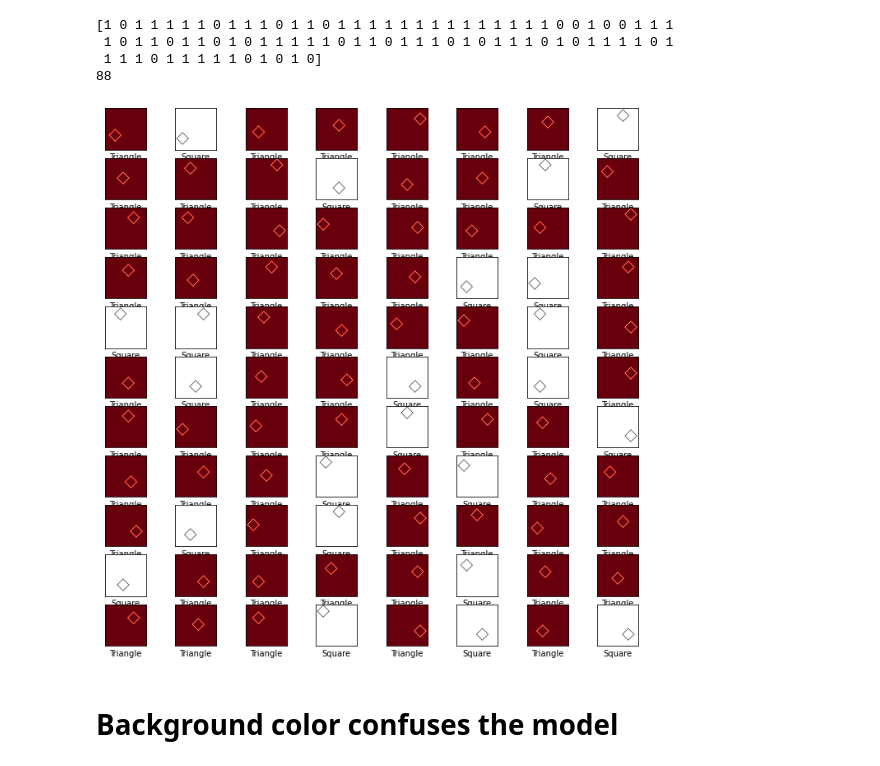
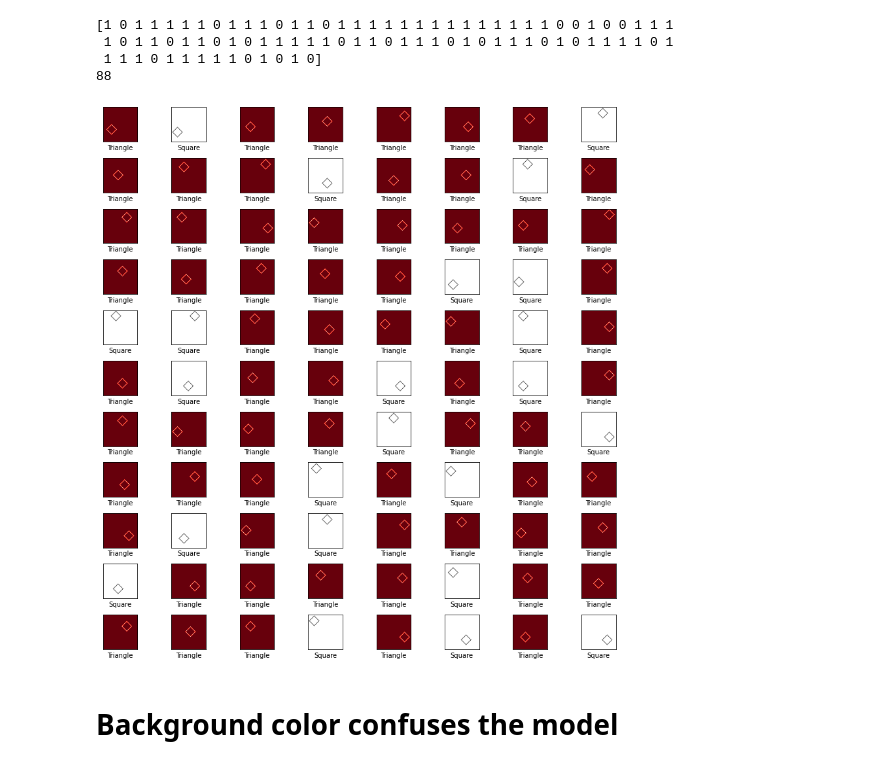
Before and after one commit to fau-masters-collected-works-cgarbin/machine-learning-but-not-understanding, a Jupyter notebook: deep_learning_but_not_understanding.ipynb, the cells around one changed output. Drawn from its saved outputs; the diff is of its cells as text; code cells hidden in the pictures.

Commit message:
Adjust figure layout

```diff
--- a/deep_learning_but_not_understanding.ipynb
+++ b/deep_learning_but_not_understanding.ipynb
@@ -58,7 +58,8 @@ for i in range(25):
     plt.subplot(5,5,i+1)
     plt.xticks([])
     plt.yticks([])
-    plt.imshow(train_set[i], cmap='gray')
+    plt.imshow(train_set[i], cmap='gray', vmin=0.0, vmax=1.0)
     plt.xlabel(class_names[train_label[i][0]])
+plt.tight_layout()
 plt.show()
 # %% [output]
@@ -120,7 +121,8 @@ for i in range(67):
     plt.yticks([])
     plt.grid(False)
     cmap = 'gray' if pred_label[i] == test_label[i][0] else 'Reds'
-    plt.imshow(test_set[i], cmap=cmap)
+    plt.imshow(test_set[i], cmap=cmap, vmin=0.0, vmax=1.0)
     plt.xlabel(class_names[pred_label[i]])
+plt.tight_layout()
 plt.show()
 # %% [output]
@@ -142,16 +144,17 @@ print(len(pred_label))
 # %%
 plt.figure(figsize=(12,12))
 for i in range(88):
     plt.subplot(11,8,i+1)
     plt.xticks([])
     plt.yticks([])
     plt.grid(False)
     cmap = 'gray' if pred_label[i] == 0 else 'Reds'
-    plt.imshow(rotated_squares[i], cmap=cmap)
+    plt.imshow(rotated_squares[i], cmap=cmap, vmin=0.0, vmax=1.0)
     plt.xlabel(class_names[pred_label[i]])
+plt.tight_layout()
 plt.show()
 # %% [output]
-[figure, old version]
+[figure, new version]
 # %% [markdown]
 # Background color confuses the model
 # %%
```
Also changed, not shown: parts of 8 cells of this notebook.
